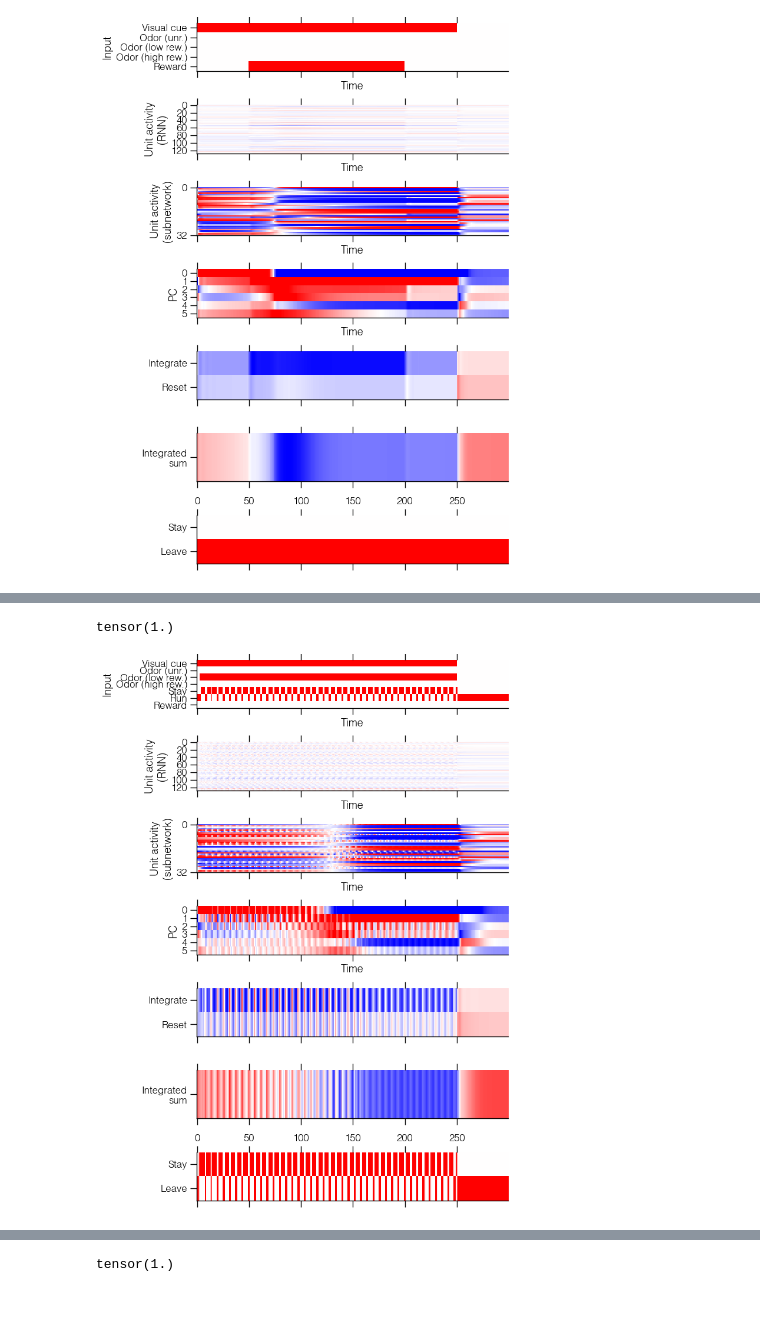
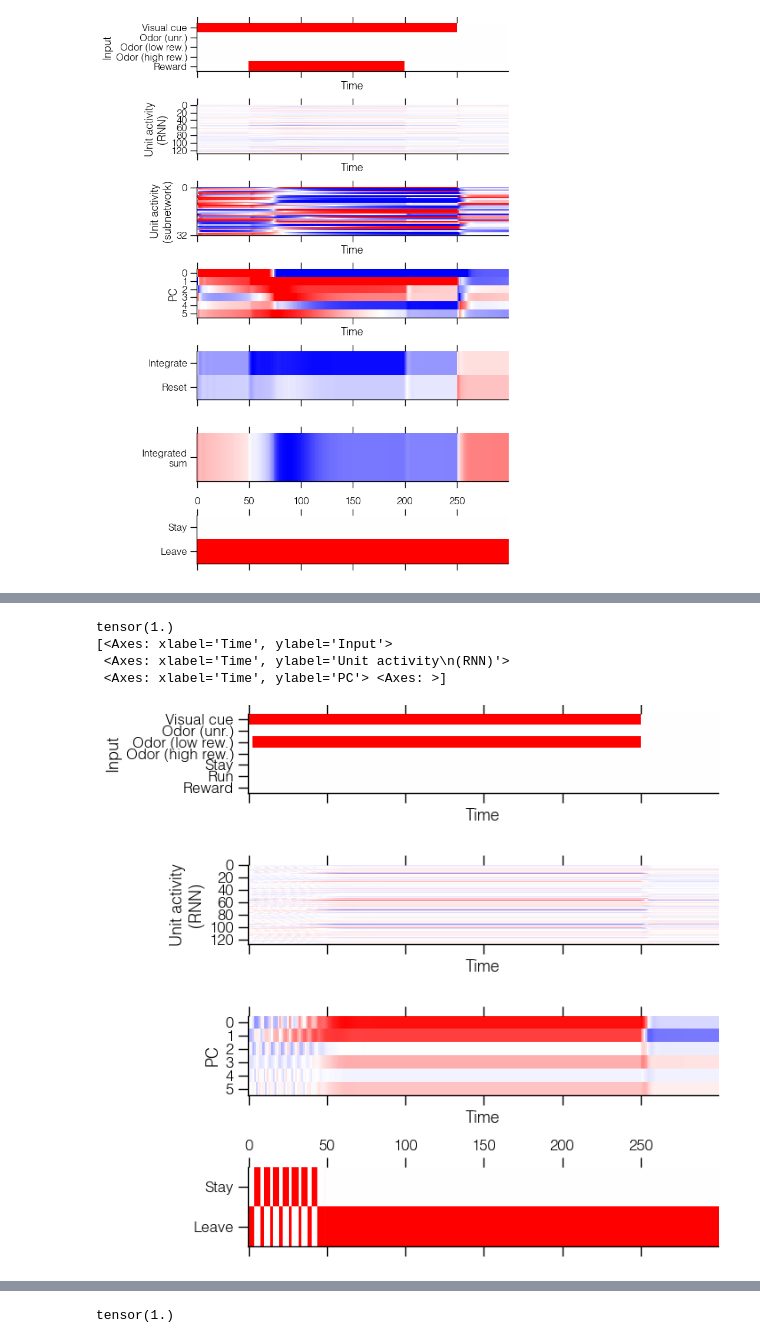
Before and after one commit to davidgbe/favorably_connected, a Jupyter notebook: code/notebooks/driving_networks_with_inputs.ipynb, the cells around one changed output, grey strips where cells are left out. Saved outputs shown, nothing was run; the diff lists cells and outputs as text; code cells hidden in the pictures; blank space fills up the shorter version.

```diff
--- a/code/notebooks/driving_networks_with_inputs.ipynb
+++ b/code/notebooks/driving_networks_with_inputs.ipynb
@@ -219,29 +192,23 @@ fig.tight_layout()
 # %%
-network_states, subnetwork_states = visual_cue_states[:HIDDEN_SIZE, :].T, visual_cue_states[HIDDEN_SIZE:, :].T
+network_states = visual_cue_states.T
 dummy_critic_states = torch.from_numpy(np.zeros_like(network_states))
 
 network_states = torch.from_numpy(network_states)
-subnetwork_states = torch.from_numpy(subnetwork_states)
 # %%
 def run_input_exp(network, inputs, t_steps=300, action_feedback=False, selected_trial=0, window=None):
     network.set_state(
         network_states,
         dummy_critic_states,
-        subnetwork_states,
     )
 
     all_hidden_out = torch.empty((t_steps, visual_cue_states.shape[0], visual_cue_states.shape[1]))
-    integrator_inputs = torch.empty((t_steps, SUB_INPUT_SIZE, visual_cue_states.shape[1]))
-    integrator_output = torch.zeros((t_steps, SUB_OUTPUT_SIZE, visual_cue_states.shape[1]))
+    # integrator_inputs = torch.empty((t_steps, SUB_INPUT_SIZE, visual_cue_states.shape[1]))
+    # integrator_output = torch.zeros((t_steps, SUB_OUTPUT_SIZE, visual_cue_states.shape[1]))
     action_probs = torch.empty((t_steps, ACTION_SIZE, visual_cue_states.shape[1]))
 
     for i in range(t_steps):
         action, value, hidden_out = network.forward(inputs[i, ...])
         all_hidden_out[i, ...] = hidden_out.T
-        sub_inputs = network.proj_to_subnetwork(hidden_out[:, :HIDDEN_SIZE])
-        integrator_inputs[i, ...] = sub_inputs.T
-        sub_output, _ = network.subnetwork(sub_inputs.unsqueeze(2), stateful=False)
-        integrator_output[i, ...] = sub_output.T
         action_logits = network.action_arm(hidden_out[:, :HIDDEN_SIZE])
         action_logits -= action_logits.logsumexp(dim=-1, keepdim=True)
         action_probs[i, ...] = logits_to_probs(action_logits).T
@@ -252,23 +219,16 @@ def run_input_exp(network, inputs, t_steps=300, action_feedback=False, selected_
 
 
     scale = 0.8
-    fig, axs = plt.subplots(7, 1, figsize=(9 * scale, 12 * scale), sharex=True)
-    axs[1].matshow(all_hidden_out.detach()[..., selected_trial].T[:HIDDEN_SIZE, :], aspect='auto', cmap='bwr', vmin=-1, vmax=1)
-    axs[2].matshow(all_hidden_out.detach()[..., selected_trial].T[HIDDEN_SIZE:, :], aspect='auto', cmap='bwr', vmin=-1, vmax=1)
+    fig, axs = plt.subplots(4, 1, figsize=(9 * scale, 8 * scale), sharex=True)
+    axs[1].matshow(all_hidden_out.detach()[..., selected_trial].T, aspect='auto', cmap='bwr', vmin=-1, vmax=1)
 
-    axs[3].matshow(pca.transform(all_hidden_out.detach()[..., selected_trial][:, HIDDEN_SIZE:]).T[:6, :], aspect='auto', cmap='bwr', vmin=-1, vmax=1)
+    axs[2].matshow(pca.transform(all_hidden_out.detach()[..., selected_trial]).T[:6, :], aspect='auto', cmap='bwr', vmin=-1, vmax=1)
 
     axs[0].matshow(inputs[:, 0, np.array([0, 1, 2, 3, 4, 5, 6])].T, aspect='auto', cmap='bwr', vmin=-1, vmax=1)
 
-    m = np.abs(integrator_inputs.detach()).max()
-    axs[4].matshow(integrator_inputs.detach()[..., selected_trial].T, aspect='auto', cmap='bwr', vmin=-m, vmax=m)
-
-    m = np.abs(integrator_output.detach()).max()
-    axs[5].matshow(integrator_output.detach()[..., selected_trial].T, aspect='auto', cmap='bwr', vmin=-m, vmax=m)
-
     m = np.abs(action_probs.detach()).max()
     print(m)
-    axs[6].matshow(action_probs.detach()[..., selected_trial].T, aspect='auto', cmap='bwr', vmin=-1, vmax=1)
+    axs[3].matshow(action_probs.detach()[..., selected_trial].T, aspect='auto', cmap='bwr', vmin=-1, vmax=1)
 
     if window:
         axs[0].set_xlim(*window)
@@ -276,16 +236,14 @@ def run_input_exp(network, inputs, t_steps=300, action_feedback=False, selected_
     axs[0].set_yticks(np.arange(7), ['Visual cue', 'Odor (unr.)', 'Odor (low rew.)', 'Odor (high rew.)', 'Stay', 'Run', 'Reward'])
     axs[0].set_xlabel('Time')
     axs[0].set_ylabel('Input')
+
     axs[1].set_xlabel('Time')
     axs[1].set_ylabel('Unit activity\n(RNN)')
+
     axs[2].set_xlabel('Time')
-    axs[2].set_ylabel('Unit activity\n(subnetwork)')
-    axs[2].set_yticks([0, 32])
-    axs[3].set_xlabel('Time')
-    axs[3].set_ylabel('PC')
-    axs[4].set_yticks(np.arange(2), ['Integrate', 'Reset'])
-    axs[5].set_yticks(np.arange(1), ['Integrated\nsum'])
-    axs[6].set_yticks(np.arange(2), ['Stay', 'Leave'])
+    axs[2].set_ylabel('PC')
+
+    axs[3].set_yticks(np.arange(2), ['Stay', 'Leave'])
     format_plot(axs)
     fig.tight_layout()
 # %%
@@ -394,6 +355,6 @@ t_steps = 300
 inputs = torch.zeros(t_steps, network_states.shape[0], OBS_SIZE + ACTION_SIZE + 1)
 inputs[:250, :, 0] = 1
 inputs[3:250, :, 1] = 1
-run_input_exp(network, inputs, t_steps, action_feedback=True, selected_trial=21)
+run_input_exp(network, inputs, t_steps, action_feedback=False, selected_trial=21)
 # %% [output]
 tensor(1.)
@@ -401,9 +366,12 @@ tensor(1.)
 # %%
 t_steps = 300
 inputs = torch.zeros(t_steps, network_states.shape[0], OBS_SIZE + ACTION_SIZE + 1)
 inputs[:250, :, 0] = 1
 inputs[3:250, :, 2] = 1
-run_input_exp(network, inputs, t_steps, action_feedback=True, selected_trial=21)
+run_input_exp(network, inputs, t_steps, action_feedback=False, selected_trial=21)
 # %% [output]
 tensor(1.)
+[<Axes: xlabel='Time', ylabel='Input'>
+ <Axes: xlabel='Time', ylabel='Unit activity\n(RNN)'>
+ <Axes: xlabel='Time', ylabel='PC'> <Axes: >]
-[figure, old version]
+[figure, new version]
```
Also changed, not shown: parts of 19 cells of this notebook, 9 other files.
